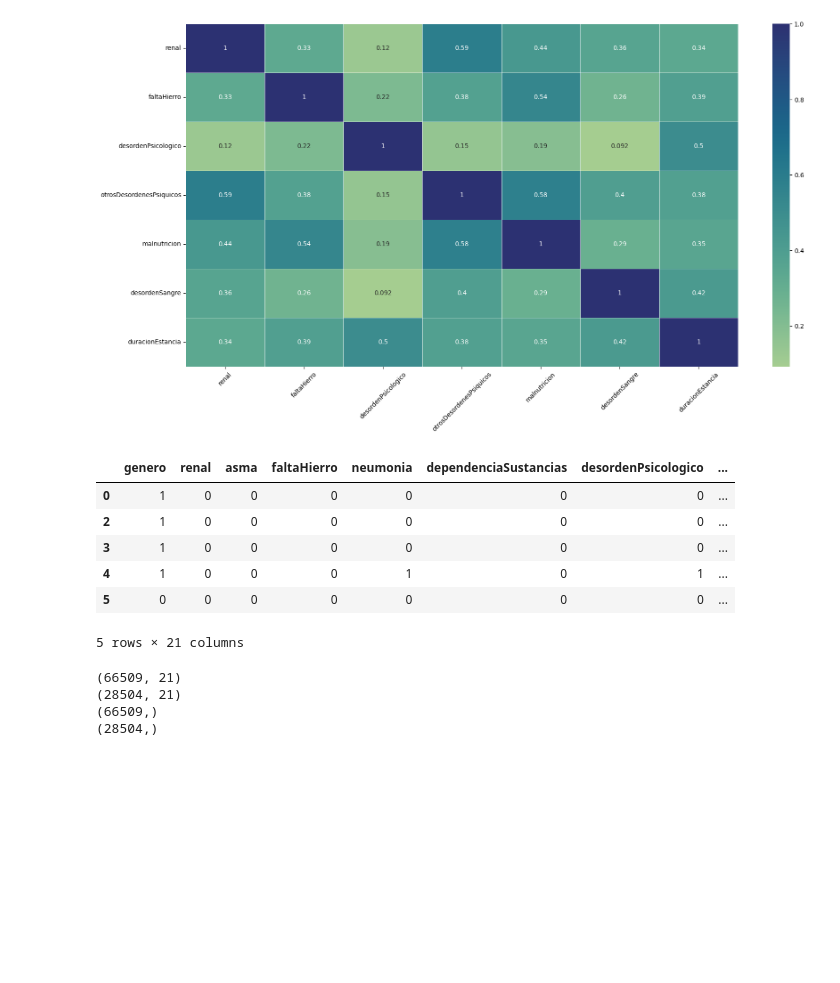
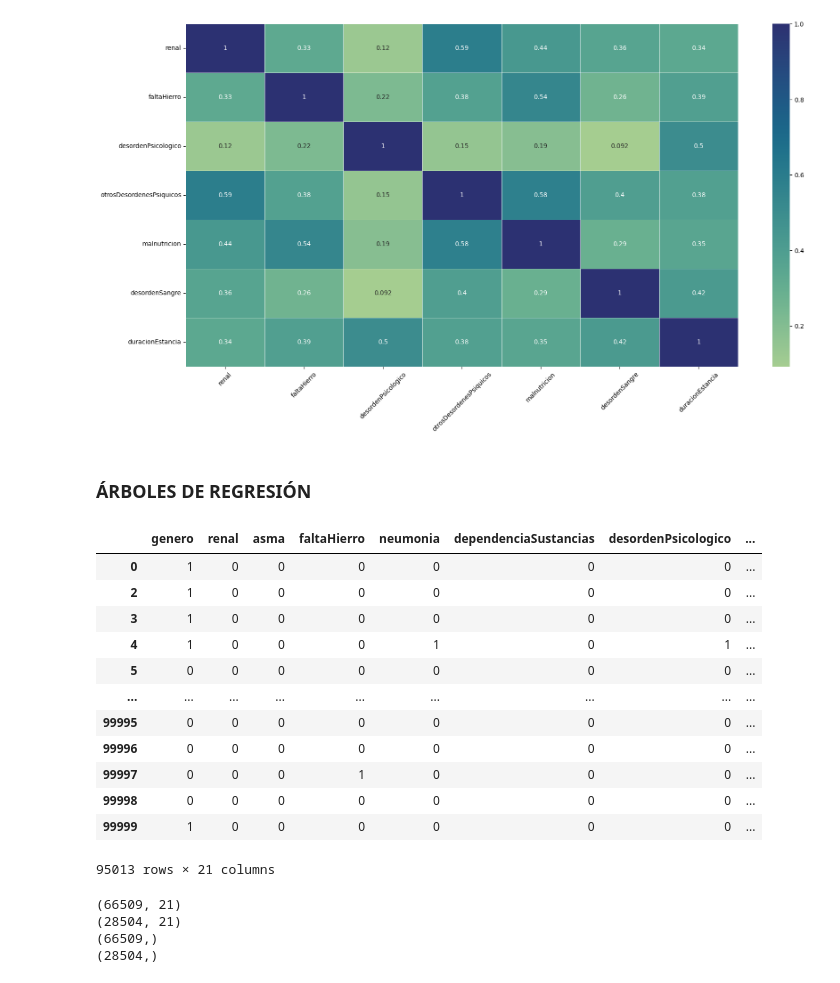
Before and after one commit to Marcelo-A-Martinez/Proyecto_ComplementarioI---Martinez-Marcelo-Adri-n, a Jupyter notebook: Proyecto_ComplementarioI- Martinez Marcelo Adrián.ipynb, the cells around one changed output. Saved outputs shown, nothing was run; the diff lists cells and outputs as text; code cells hidden in the pictures; blank space fills up the shorter version.

```diff
--- a/Proyecto_ComplementarioI- Martinez Marcelo Adrián.ipynb
+++ b/Proyecto_ComplementarioI- Martinez Marcelo Adrián.ipynb
@@ -505,18 +458,26 @@ from sklearn.neighbors import KNeighborsRegressor
+# %% [markdown]
+### ÁRBOLES DE REGRESIÓN
 # %%
 X=ClinicaA.iloc[:, 0:21]
 #X=X.reshape(1,-1)
 y=ClinicaA.iloc[:, 22]
 #y=y.reshape(1,-1)
 # %%
-X.head()
+X
 # %% [output]
 |  | genero | renal | asma | faltaHierro | neumonia | dependenciaSustancias | desordenPsicologico | ... |
 | 0 | 1 | 0 | 0 | 0 | 0 | 0 | 0 | ... |
 | 2 | 1 | 0 | 0 | 0 | 0 | 0 | 0 | ... |
 | 3 | 1 | 0 | 0 | 0 | 0 | 0 | 0 | ... |
 | 4 | 1 | 0 | 0 | 0 | 1 | 0 | 1 | ... |
 | 5 | 0 | 0 | 0 | 0 | 0 | 0 | 0 | ... |
+| ... | ... | ... | ... | ... | ... | ... | ... | ... |
+| 99995 | 0 | 0 | 0 | 0 | 0 | 0 | 0 | ... |
+| 99996 | 0 | 0 | 0 | 0 | 0 | 0 | 0 | ... |
+| 99997 | 0 | 0 | 0 | 1 | 0 | 0 | 0 | ... |
+| 99998 | 0 | 0 | 0 | 0 | 0 | 0 | 0 | ... |
+| 99999 | 1 | 0 | 0 | 0 | 0 | 0 | 0 | ... |
-5 rows × 21 columns
+95013 rows × 21 columns
 # %%
 # DIVISIÓN ENTRE DATOS DE ENTRENAMIENTO Y TEST:
 X_train, X_test, y_train, y_test = train_test_split(
```
Also changed, not shown: parts of 35 cells of this notebook.
